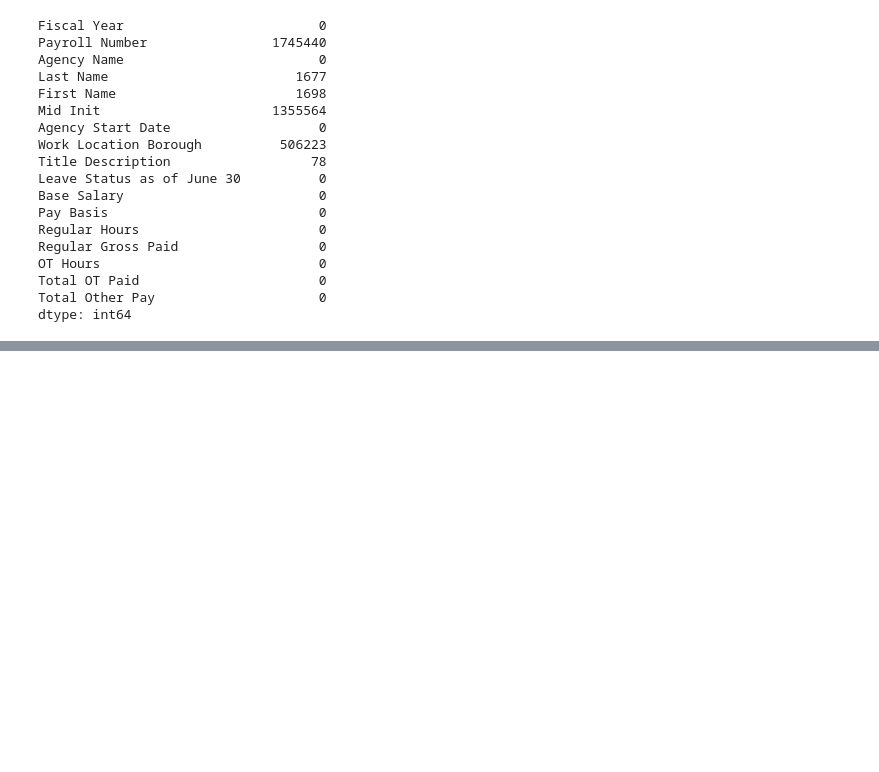
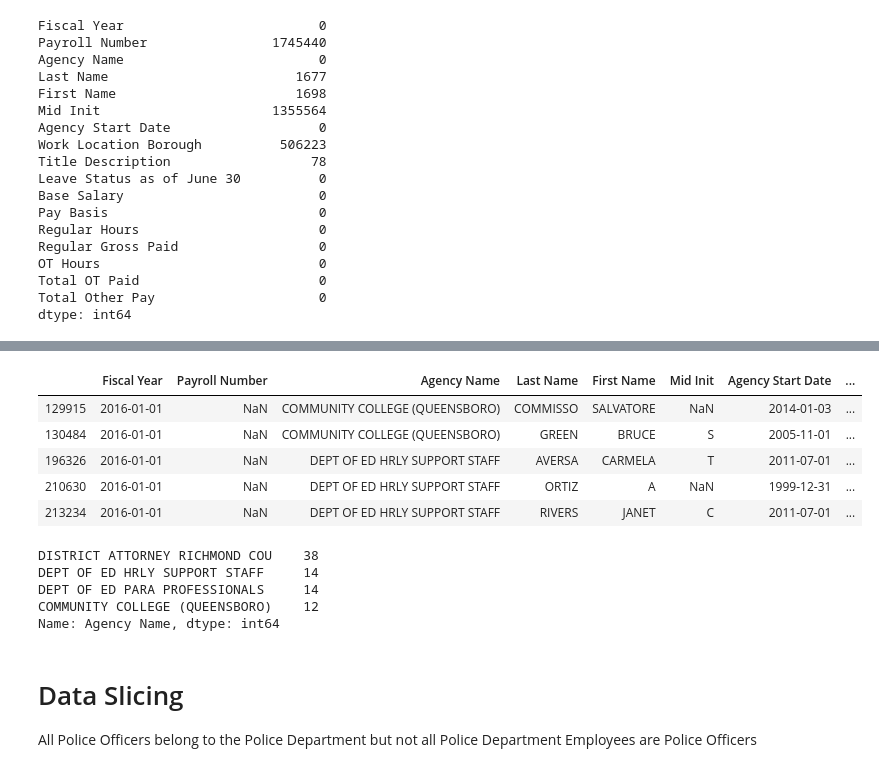
Before and after one commit to mitchell-jones/ny-police-data, a Jupyter notebook: NY Public Record Data Exploration 2016 - 2019.ipynb, the cells around one changed output, grey strips where cells are left out. Drawn from its saved outputs; the diff is of its cells as text; code cells hidden in the pictures; blank space fills up the shorter version.

```diff
--- a/NY Public Record Data Exploration 2016 - 2019.ipynb
+++ b/NY Public Record Data Exploration 2016 - 2019.ipynb
@@ -128,0 +195,21 @@ To-Do List:
+# %%
+# All Racket Investigators work for some District Attorney
+# Even though they are usually former NYPD, this is outside of our scope of concern
+# Lets look at a sample of missing Title Descriptions
+payroll[payroll['Title Description'].isnull()].head()
+# %% [output]
+|  | Fiscal Year | Payroll Number | Agency Name | Last Name | First Name | Mid Init | Agency Start Date | ... |
+| 129915 | 2016-01-01 | NaN | COMMUNITY COLLEGE (QUEENSBORO) | COMMISSO | SALVATORE | NaN | 2014-01-03 | ... |
+| 130484 | 2016-01-01 | NaN | COMMUNITY COLLEGE (QUEENSBORO) | GREEN | BRUCE | S | 2005-11-01 | ... |
+| 196326 | 2016-01-01 | NaN | DEPT OF ED HRLY SUPPORT STAFF | AVERSA | CARMELA | T | 2011-07-01 | ... |
+| 210630 | 2016-01-01 | NaN | DEPT OF ED HRLY SUPPORT STAFF | ORTIZ | A | NaN | 1999-12-31 | ... |
+| 213234 | 2016-01-01 | NaN | DEPT OF ED HRLY SUPPORT STAFF | RIVERS | JANET | C | 2011-07-01 | ... |
+# %%
+# What Agencies Have the most NaN Title Descriptions?
+payroll[payroll['Title Description'].isnull()]['Agency Name'].value_counts()
+# %% [output]
+DISTRICT ATTORNEY RICHMOND COU    38
+DEPT OF ED HRLY SUPPORT STAFF     14
+DEPT OF ED PARA PROFESSIONALS     14
+COMMUNITY COLLEGE (QUEENSBORO)    12
+Name: Agency Name, dtype: int64
@@ -128,0 +219,3 @@ To-Do List:
+# %% [markdown]
+# Data Slicing
+All Police Officers belong to the Police Department but not all Police Department Employees are Police Officers
```
Also changed, not shown: parts of 10 cells of this notebook.
